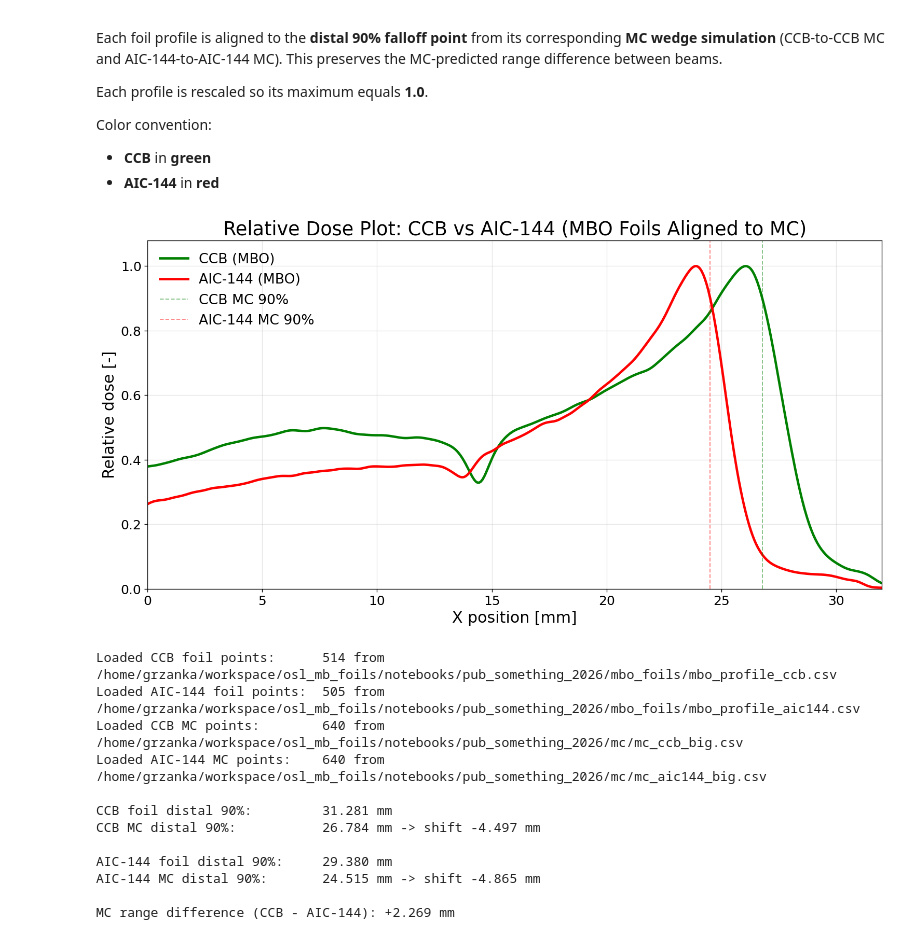
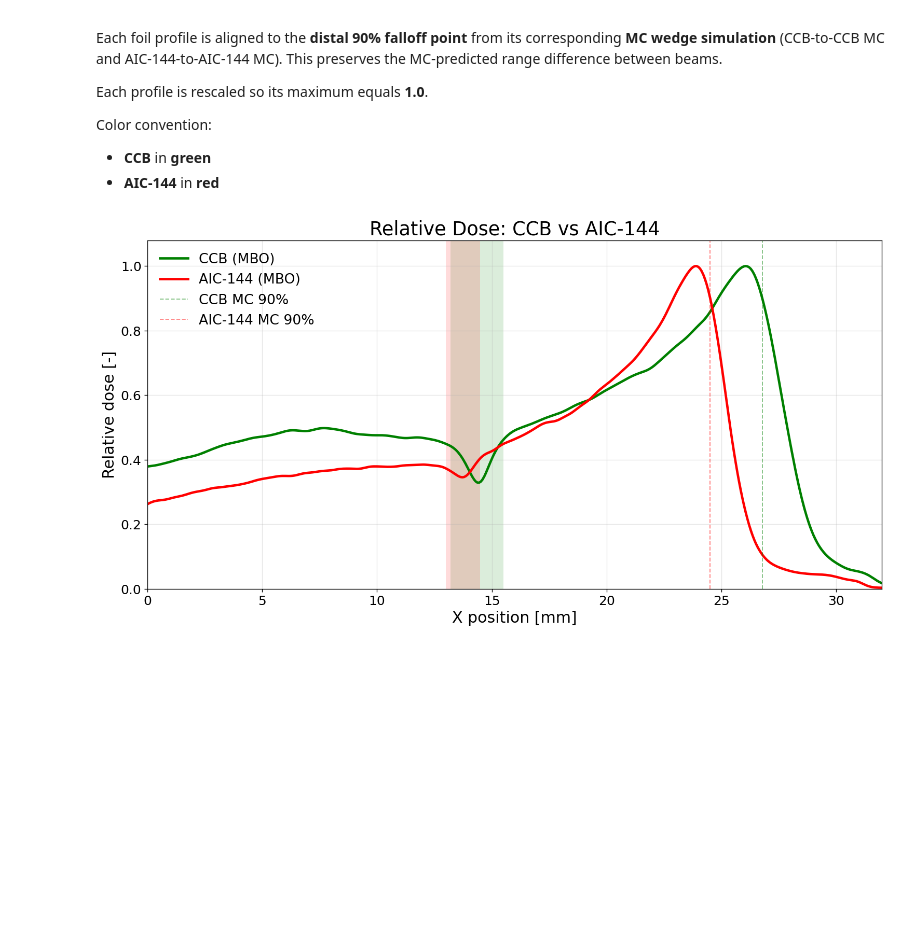
Before and after one commit to grzanka/osl_mb_foils, a Jupyter notebook: notebooks/pub_something_2026/1.3-aic144-ccb-dose-profiles-mbo.ipynb, the cells around one changed output. Cells and saved outputs as stored; diff of their text form; code cells hidden in the pictures; blank space fills up the shorter version.

```diff
--- a/notebooks/pub_something_2026/1.3-aic144-ccb-dose-profiles-mbo.ipynb
+++ b/notebooks/pub_something_2026/1.3-aic144-ccb-dose-profiles-mbo.ipynb
@@ -36,10 +36,10 @@ mc_ccb_file = mc_root / "mc_ccb_big.csv"
 mc_aic_file = mc_root / "mc_aic144_big.csv"
 
 # Adjustable vertical bump marker bands [mm].
-CCB_BUMP_MIN_MM = 13.0
+CCB_BUMP_MIN_MM = 13.2
 CCB_BUMP_MAX_MM = 15.5
-AIC_BUMP_MIN_MM = 12.0
-AIC_BUMP_MAX_MM = 14.0
+AIC_BUMP_MIN_MM = 13.0
+AIC_BUMP_MAX_MM = 14.5
 BUMP_BAND_ALPHA = 0.14
 BUMP_BAND_YMAX = 0.28  # Draw near the bottom to mark downward bumps.
 
@@ -89,60 +89,34 @@ aic_shift = mc_aic_range_90 - foil_aic_range_90
 ccb["x_aligned_mm"] = ccb["x_mm"] + ccb_shift
 aic["x_aligned_mm"] = aic["x_mm"] + aic_shift
 
 plt.rcParams.update({
     "font.size": 16,
     "axes.titlesize": 22,
     "axes.labelsize": 18,
     "xtick.labelsize": 15,
     "ytick.labelsize": 15,
     "legend.fontsize": 16,
 })
 
 fig, ax = plt.subplots(figsize=(13, 7), dpi=120)
 
-ax.axvspan(CCB_BUMP_MIN_MM, CCB_BUMP_MAX_MM, ymin=0.0, ymax=BUMP_BAND_YMAX, color="green", alpha=BUMP_BAND_ALPHA, linewidth=0)
-ax.axvspan(AIC_BUMP_MIN_MM, AIC_BUMP_MAX_MM, ymin=0.0, ymax=BUMP_BAND_YMAX, color="red", alpha=BUMP_BAND_ALPHA, linewidth=0)
+ax.axvspan(CCB_BUMP_MIN_MM, CCB_BUMP_MAX_MM, color="green", alpha=BUMP_BAND_ALPHA, linewidth=0)
+ax.axvspan(AIC_BUMP_MIN_MM, AIC_BUMP_MAX_MM, color="red", alpha=BUMP_BAND_ALPHA, linewidth=0)
 
 ax.plot(ccb["x_aligned_mm"], ccb["relative_dose"], color="green", linewidth=2.8, label="CCB (MBO)")
 ax.plot(aic["x_aligned_mm"], aic["relative_dose"], color="red", linewidth=2.8, label="AIC-144 (MBO)")
 
 ax.axvline(mc_ccb_range_90, color="green", linestyle="--", linewidth=1.2, alpha=0.45, label="CCB MC 90%")
 ax.axvline(mc_aic_range_90, color="red", linestyle="--", linewidth=1.2, alpha=0.45, label="AIC-144 MC 90%")
 
-ax.set_title("Relative Dose Plot: CCB vs AIC-144 (MBO Foils Aligned to MC)")
+ax.set_title("Relative Dose: CCB vs AIC-144")
 ax.set_xlabel("X position [mm]")
 ax.set_ylabel("Relative dose [-]")
 ax.set_xlim(0, 32)
 ax.set_ylim(0, 1.08)
 ax.grid(True, alpha=0.3)
 ax.legend(frameon=False)
 
 plt.tight_layout()
-plt.show()
-
-print(f"Loaded CCB foil points:      {len(ccb)} from {ccb_file}")
-print(f"Loaded AIC-144 foil points:  {len(aic)} from {aic_file}")
-print(f"Loaded CCB MC points:        {len(mc_ccb)} from {mc_ccb_file}")
-print(f"Loaded AIC-144 MC points:    {len(mc_aic)} from {mc_aic_file}")
-print()
-print(f"CCB foil distal 90%:         {foil_ccb_range_90:.3f} mm")
-print(f"CCB MC distal 90%:           {mc_ccb_range_90:.3f} mm -> shift {ccb_shift:+.3f} mm")
-print()
-print(f"AIC-144 foil distal 90%:     {foil_aic_range_90:.3f} mm")
-print(f"AIC-144 MC distal 90%:       {mc_aic_range_90:.3f} mm -> shift {aic_shift:+.3f} mm")
-print()
-print(f"MC range difference (CCB - AIC-144): {mc_ccb_range_90 - mc_aic_range_90:+.3f} mm")
 # %% [output]
-[figure, old version]
+[figure, new version]
-Loaded CCB foil points:      514 from /home/grzanka/workspace/osl_mb_foils/notebooks/pub_something_2026/mbo_foils/mbo_profile_ccb.csv
-Loaded AIC-144 foil points:  505 from /home/grzanka/workspace/osl_mb_foils/notebooks/pub_something_2026/mbo_foils/mbo_profile_aic144.csv
-Loaded CCB MC points:        640 from /home/grzanka/workspace/osl_mb_foils/notebooks/pub_something_2026/mc/mc_ccb_big.csv
-Loaded AIC-144 MC points:    640 from /home/grzanka/workspace/osl_mb_foils/notebooks/pub_something_2026/mc/mc_aic144_big.csv
-
-CCB foil distal 90%:         31.281 mm
-CCB MC distal 90%:           26.784 mm -> shift -4.497 mm
-
-AIC-144 foil distal 90%:     29.380 mm
-AIC-144 MC distal 90%:       24.515 mm -> shift -4.865 mm
-
-MC range difference (CCB - AIC-144): +2.269 mm
```
Also changed, not shown: 1 other file.
